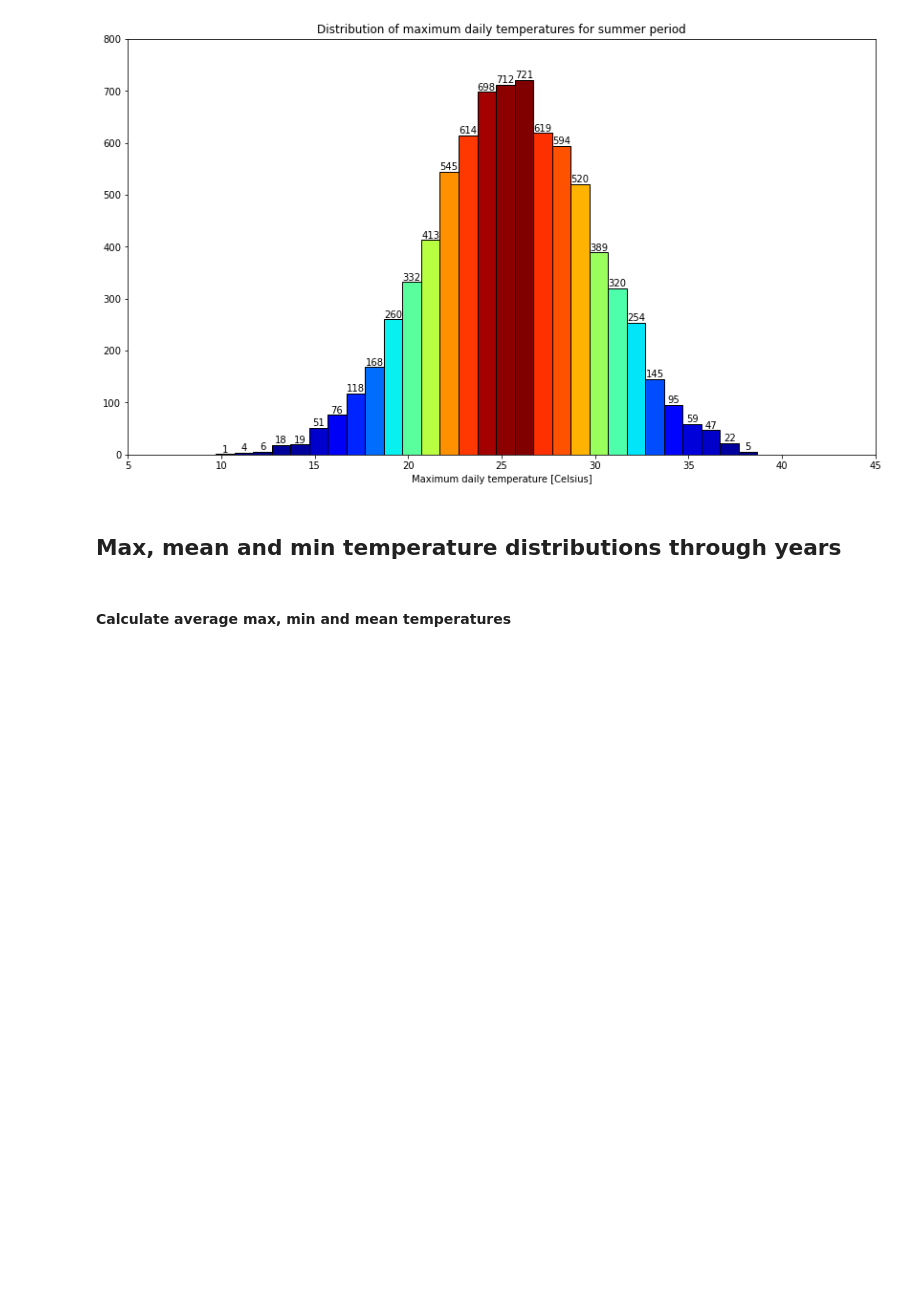
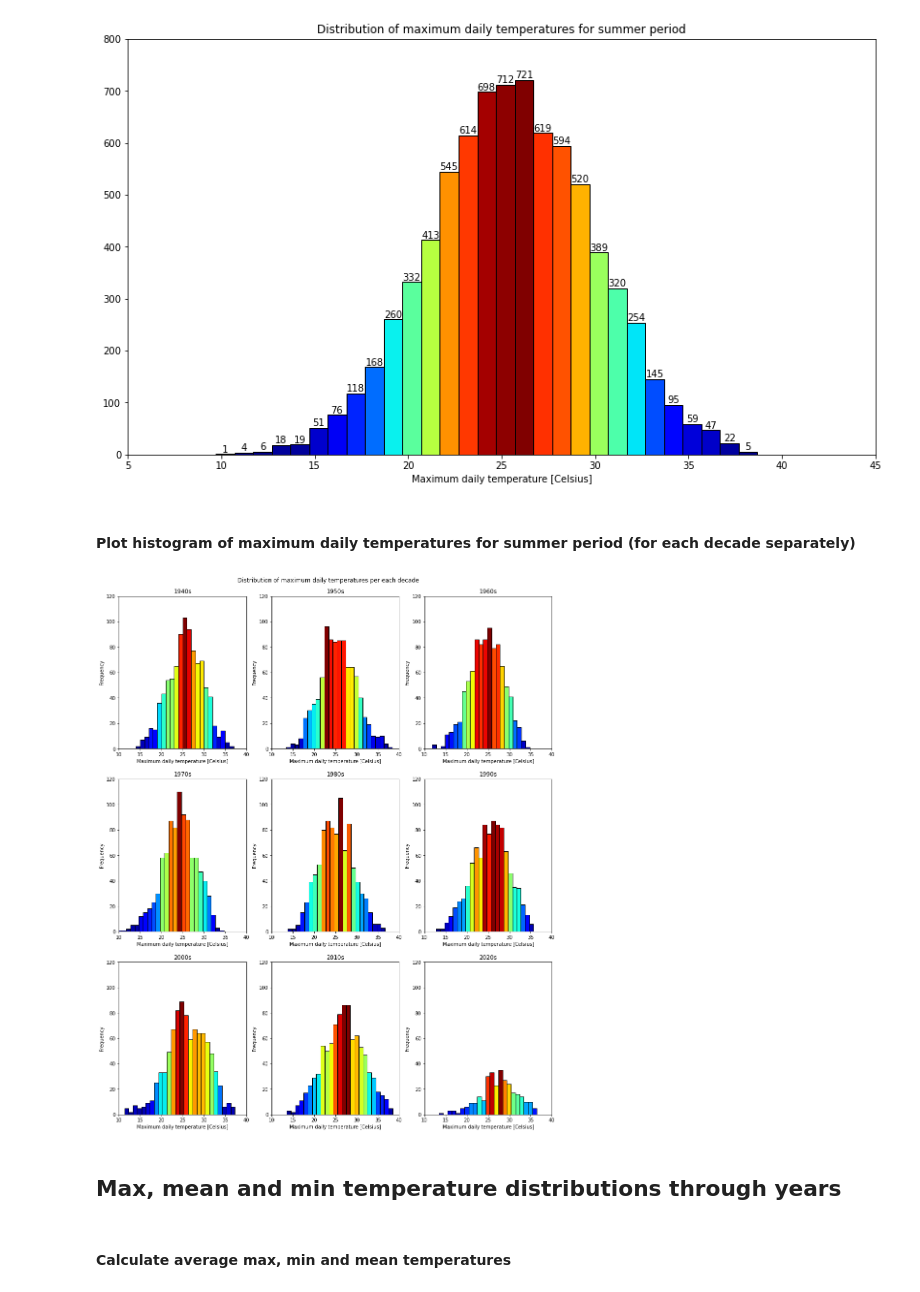
Before and after one commit to cimbaIG/Weather_data_Zagreb, a Jupyter notebook: weather_data_zagreb.ipynb, the cells around one changed output. Cells and saved outputs as stored; diff of their text form; code cells hidden in the pictures; blank space fills up the shorter version.

Commit message:
Plot max daily temp distribution per each decade separately

```diff
--- a/weather_data_zagreb.ipynb
+++ b/weather_data_zagreb.ipynb
@@ -909,6 +911,62 @@ plt.bar_label(patches)
 plt.savefig('distribution_of_max_daily_temperatures_for_summer_period.pdf', bbox_inches='tight')
 # %% [output]
 [figure]
+# %% [markdown]
+#### Plot histogram of maximum daily temperatures for summer period (for each decade separately)
+# %%
+# Summer period data by decades
+_40s_summer_days = summer_data[(summer_data["time"].dt.year >= 1940) & (summer_data["time"].dt.year <= 1949)]
+_50s_summer_days = summer_data[(summer_data["time"].dt.year >= 1950) & (summer_data["time"].dt.year <= 1959)]
+_60s_summer_days = summer_data[(summer_data["time"].dt.year >= 1960) & (summer_data["time"].dt.year <= 1969)]
+_70s_summer_days = summer_data[(summer_data["time"].dt.year >= 1970) & (summer_data["time"].dt.year <= 1979)]
+_80s_summer_days = summer_data[(summer_data["time"].dt.year >= 1980) & (summer_data["time"].dt.year <= 1989)]
+_90s_summer_days = summer_data[(summer_data["time"].dt.year >= 1990) & (summer_data["time"].dt.year <= 1999)]
+_00s_summer_days = summer_data[(summer_data["time"].dt.year >= 2000) & (summer_data["time"].dt.year <= 2009)]
+_10s_summer_days = summer_data[(summer_data["time"].dt.year >= 2010) & (summer_data["time"].dt.year <= 2019)]
+_20s_summer_days = summer_data[(summer_data["time"].dt.year >= 2020) & (summer_data["time"].dt.year <= 2029)]
+# %%
+# Create dictionary which will be used to iterate through
+max_temp_data_by_decade = {
+    1: [_40s_summer_days["temperature_2m_max (°C)"], "1940s"],
+    2: [_50s_summer_days["temperature_2m_max (°C)"], "1950s"],
+    3: [_60s_summer_days["temperature_2m_max (°C)"], "1960s"],
+    4: [_70s_summer_days["temperature_2m_max (°C)"], "1970s"],
+    5: [_80s_summer_days["temperature_2m_max (°C)"], "1980s"],
+    6: [_90s_summer_days["temperature_2m_max (°C)"], "1990s"],
+    7: [_00s_summer_days["temperature_2m_max (°C)"], "2000s"],
+    8: [_10s_summer_days["temperature_2m_max (°C)"], "2010s"],
+    9: [_20s_summer_days["temperature_2m_max (°C)"], "2020s"]
+}
+
+# Iterate through dictionary key values and plot histogram subplots for every decade
+for key in max_temp_data_by_decade.keys():
+    # Plot histogram of maximum daily temperatures for summer period by decades
+    plt.subplot(3, 3, key)
+    n, bins, patches = plt.hist(x=max_temp_data_by_decade[key][0], bins=np.arange(max_temp_data_by_decade[key][0].min(), max_temp_data_by_decade[key][0].max()), edgecolor="black")
+
+    # Add colormap to bins
+    col = (n-n.min())/(n.max()-n.min())
+    cm = plt.cm.get_cmap('jet')
+    for c, p in zip(col, patches):
+        plt.setp(p, 'facecolor', cm(c))
+
+    plt.xlim((10,40))
+    plt.ylim((0,120))
+    plt.title(max_temp_data_by_decade[key][1])
+    plt.xlabel("Maximum daily temperature [Celsius]")
+    plt.ylabel("Frequency")
+
+# Make figure looks pretty
+figure = plt.gcf()
+figure.set_figwidth(16)
+figure.set_figheight(18)
+plt.suptitle("Distribution of maximum daily temperatures per each decade")
+plt.subplots_adjust(top=0.95)
+
+# Save figure to .pdf file
+plt.savefig('distribution_of_max_daily_temperatures_for_summer_period_per_each_decade.pdf', bbox_inches='tight')
+# %% [output]
+[figure, added]
 # %% [markdown]
 ## Max, mean and min temperature distributions through years
 # %% [markdown]
```
Also changed, not shown: parts of 2 cells of this notebook, 16 other files.
